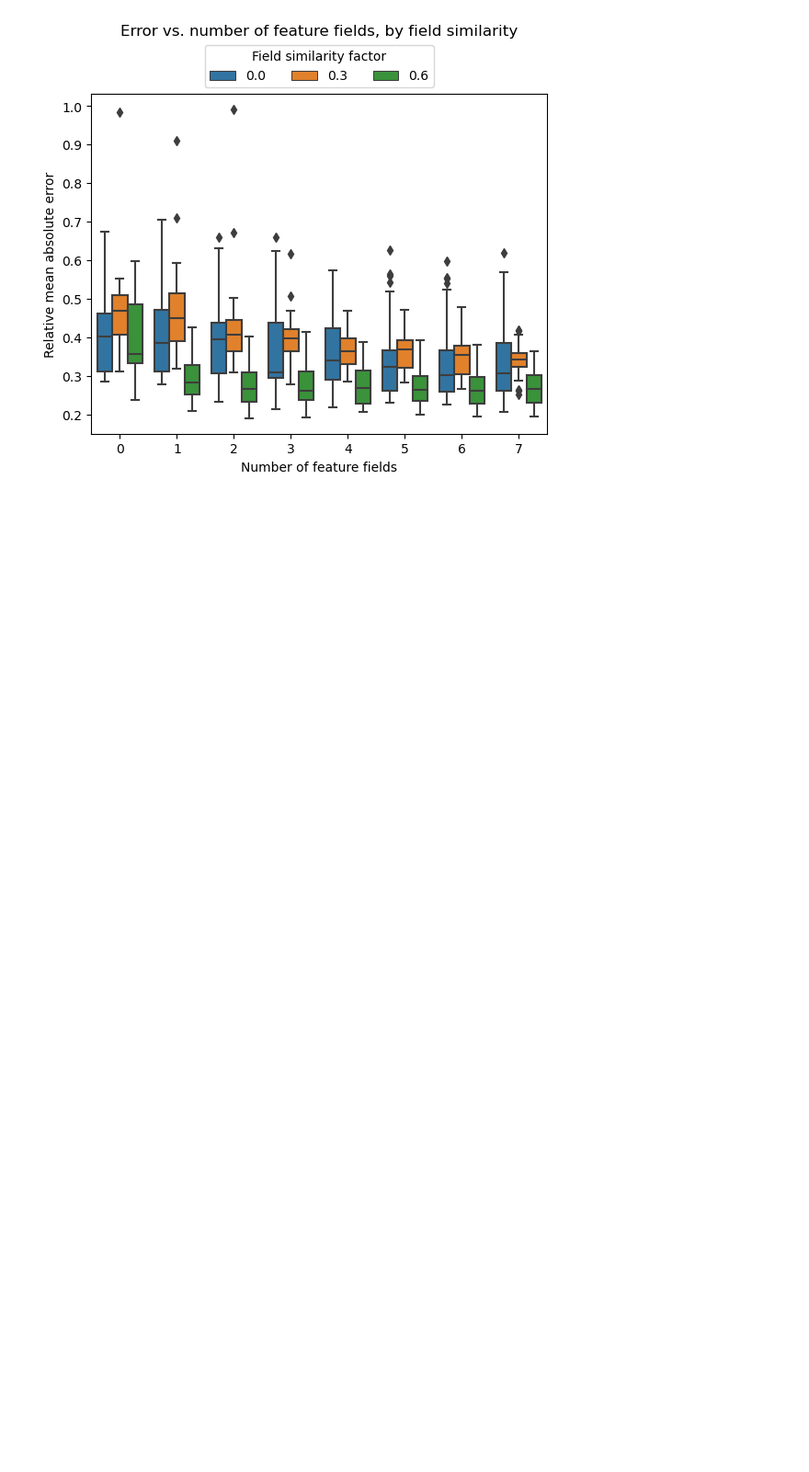
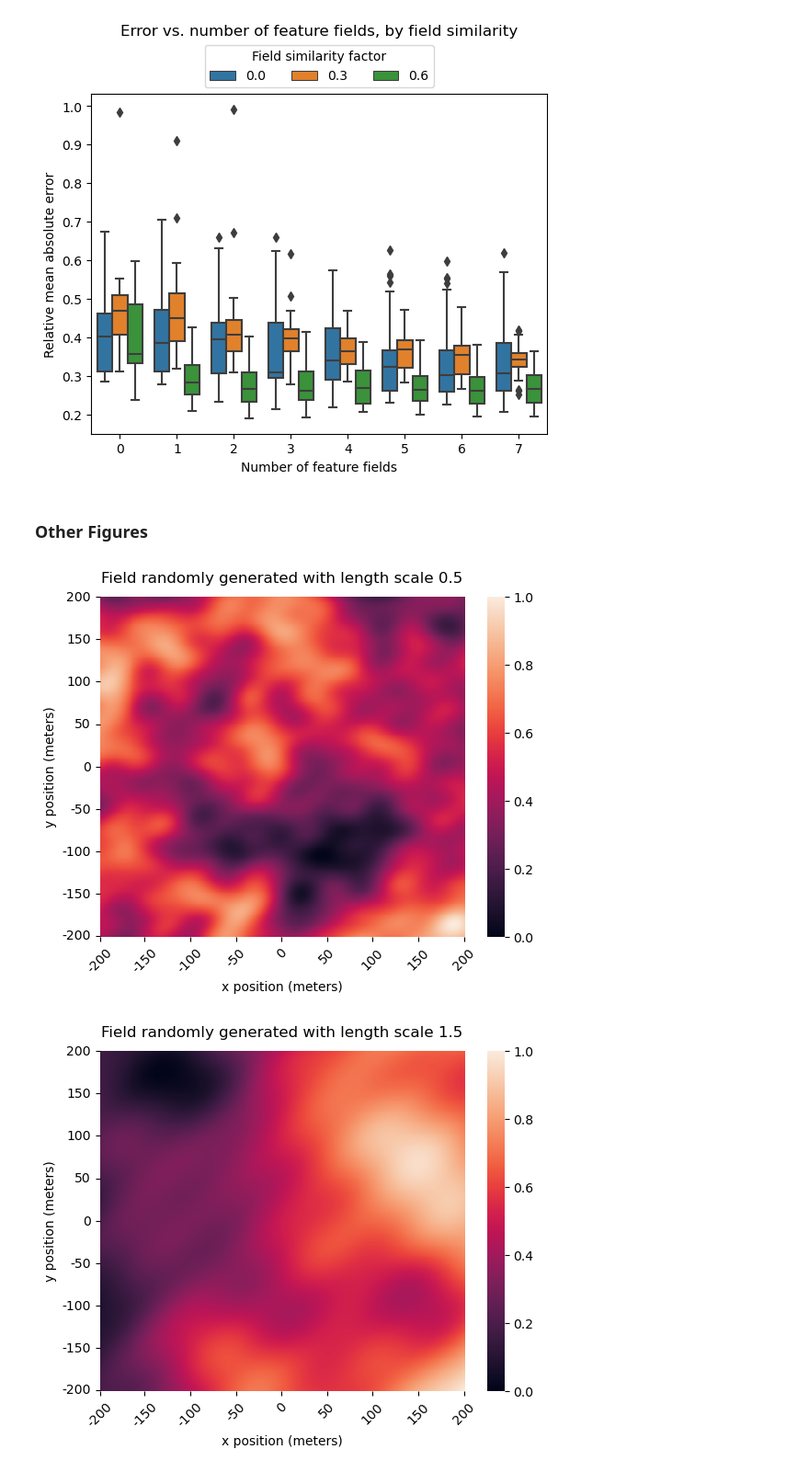
Before and after one commit to ZackNathan/thesis_code, a Jupyter notebook: GP_predictive_sampling.ipynb, the cells around one changed output. Shown at 92% size. Saved outputs shown, nothing was run; the diff lists cells and outputs as text; code cells hidden in the pictures; blank space fills up the shorter version.

```diff
--- a/GP_predictive_sampling.ipynb
+++ b/GP_predictive_sampling.ipynb
@@ -2072,3 +2072,15 @@ plt.show()
 [figure]
 [figure]
 [figure]
+# %% [markdown]
+### Other Figures
+# %%
+helper = PredictiveSampler()
+
+for l in (0.5, 1.5):
+    helper.generate_random_fields(len_scale=l, minmax=True)
+    field_name = helper.generated_fields[-1]
+    helper.heatmap_field(field_name, title=f'Field randomly generated with length scale {l}')
+# %% [output]
+[figure, added]
+[figure, added]
```
Also changed, not shown: parts of 1 cell of this notebook.
